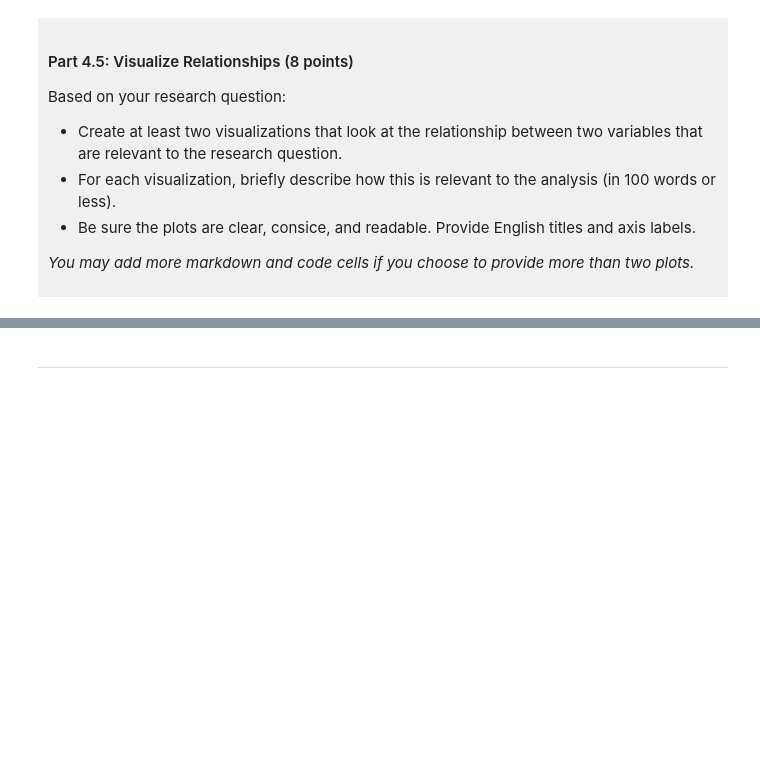
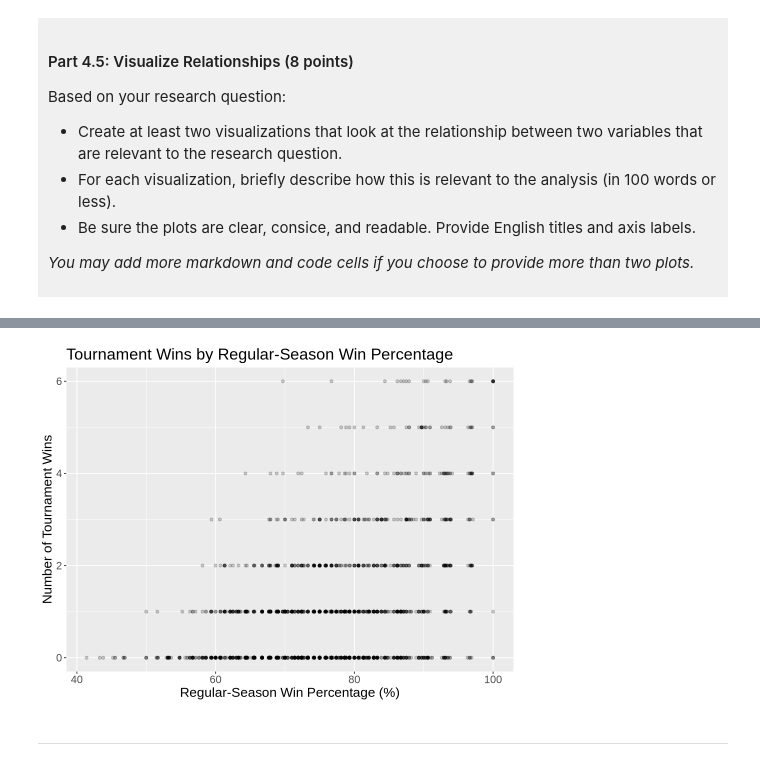
Before and after one commit to Khitmadekyaing/dsci-100-project-angelinaxia-kyaing, a Jupyter notebook: dsci-100-project-notebook.ipynb, the cells around one changed output, grey strips where cells are left out. Cells and saved outputs as stored; diff of their text form; code cells hidden in the pictures; blank space fills up the shorter version.

```diff
--- a/dsci-100-project-notebook.ipynb
+++ b/dsci-100-project-notebook.ipynb
@@ -332,5 +416,15 @@ Visualization 2: %%% EDIT THIS MARKDOWN CELL%%%
 # %%
-### EDIT THIS CODE CELL FOR VISUALIZATION 2###
+reg_plot <- march_tidy |>
+  ggplot(aes(x = reg_wins_pct, y = tourney_wins)) +
+  geom_point(alpha = 0.2) +
+  labs(title = "Tournament Wins by Regular-Season Win Percentage",
+       x = "Regular-Season Win Percentage (%)",
+       y = "Number of Tournament Wins") +
+  theme(text = element_text(size = 16))
+
+reg_plot
+# %% [output]
+[figure, added]
 # %% [markdown]
 ------
 # %% [markdown]
```
Also changed, not shown: parts of 9 cells of this notebook.
